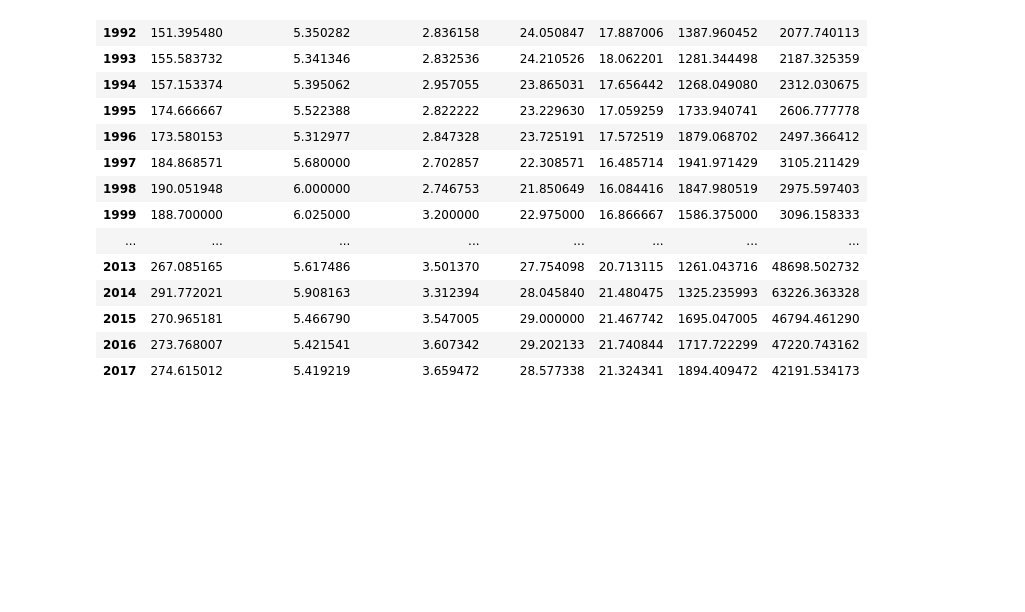
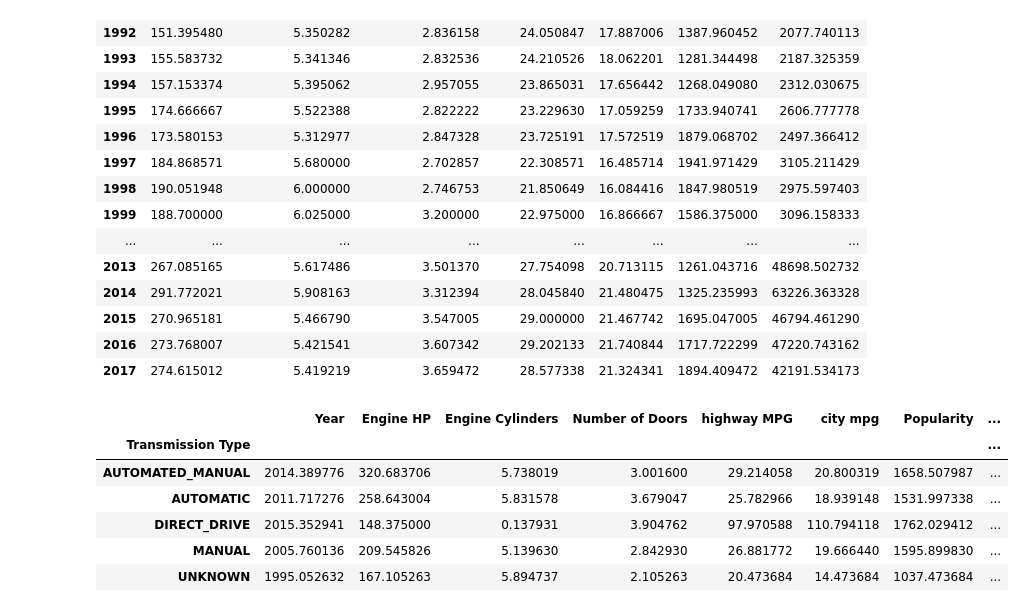
Before and after one commit to pgu-prod/ml, a Jupyter notebook: lab1/Lab1.ipynb, the cells around one changed output. Drawn from its saved outputs; the diff is of its cells as text; code cells hidden in the pictures; blank space fills up the shorter version.

```diff
--- a/lab1/Lab1.ipynb
+++ b/lab1/Lab1.ipynb
@@ -227,3 +227,13 @@ data.groupby(by=['Year'],as_index=True).mean(numeric_only=True)
 | 2015 | 270.965181 | 5.466790 | 3.547005 | 29.000000 | 21.467742 | 1695.047005 | 46794.461290 |
 | 2016 | 273.768007 | 5.421541 | 3.607342 | 29.202133 | 21.740844 | 1717.722299 | 47220.743162 |
 | 2017 | 274.615012 | 5.419219 | 3.659472 | 28.577338 | 21.324341 | 1894.409472 | 42191.534173 |
+# %%
+data.groupby(by=['Transmission Type'],as_index=True).mean(numeric_only=True)
+# %% [output]
+|  | Year | Engine HP | Engine Cylinders | Number of Doors | highway MPG | city mpg | Popularity | ... |
+| Transmission Type |  |  |  |  |  |  |  | ... |
+| AUTOMATED_MANUAL | 2014.389776 | 320.683706 | 5.738019 | 3.001600 | 29.214058 | 20.800319 | 1658.507987 | ... |
+| AUTOMATIC | 2011.717276 | 258.643004 | 5.831578 | 3.679047 | 25.782966 | 18.939148 | 1531.997338 | ... |
+| DIRECT_DRIVE | 2015.352941 | 148.375000 | 0.137931 | 3.904762 | 97.970588 | 110.794118 | 1762.029412 | ... |
+| MANUAL | 2005.760136 | 209.545826 | 5.139630 | 2.842930 | 26.881772 | 19.666440 | 1595.899830 | ... |
+| UNKNOWN | 1995.052632 | 167.105263 | 5.894737 | 2.105263 | 20.473684 | 14.473684 | 1037.473684 | ... |
```
Also changed, not shown: parts of 1 cell of this notebook, 2 other files.
